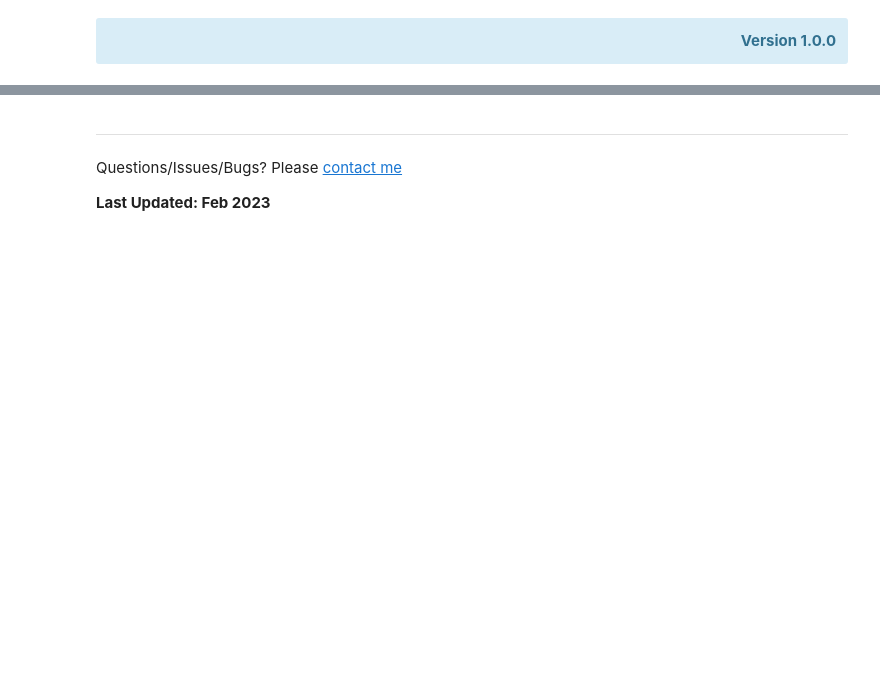
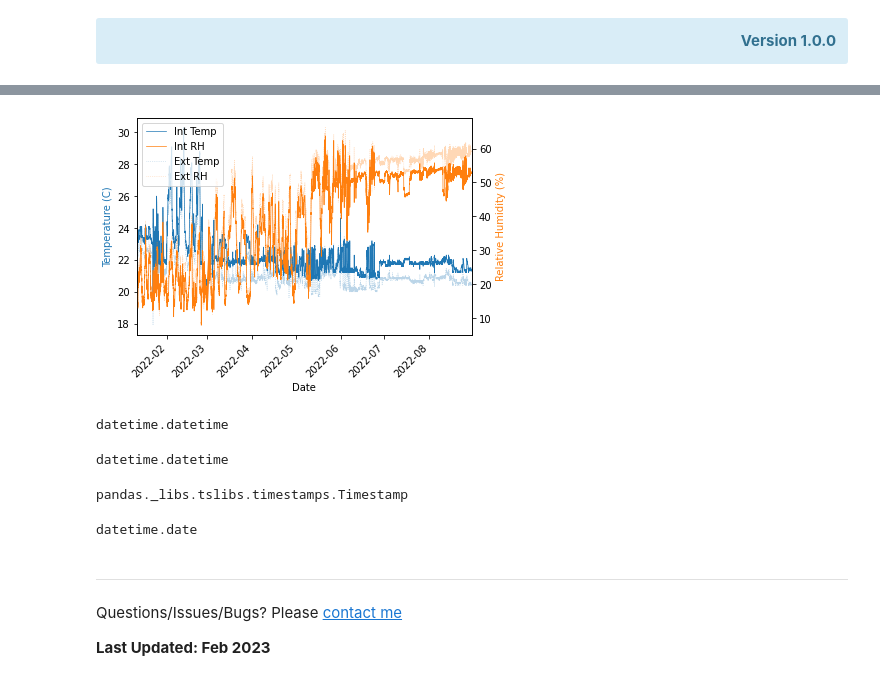
Before and after one commit to deboyk/hygrometer_plots, a Jupyter notebook: hygrometer_plots.ipynb, the cells around one changed output, grey strips where cells are left out. Cells and saved outputs as stored; diff of their text form; code cells hidden in the pictures; blank space fills up the shorter version.

```diff
--- a/hygrometer_plots.ipynb
+++ b/hygrometer_plots.ipynb
@@ -307,0 +331,23 @@ Timestamp('2022-01-11 09:05:00')
+# %%
+fig
+# %% [output]
+[figure, added]
+# %%
+type(left)
+# %% [output]
+datetime.datetime
+# %%
+a = left.to_pydatetime()
+type(a)
+# %% [output]
+datetime.datetime
+# %%
+left = min(df.datetime)
+type(left)
+# %% [output]
+pandas._libs.tslibs.timestamps.Timestamp
+# %%
+left = min(df.datetime).date()
+type(left)
+# %% [output]
+datetime.date
```
Also changed, not shown: parts of 11 cells of this notebook.
